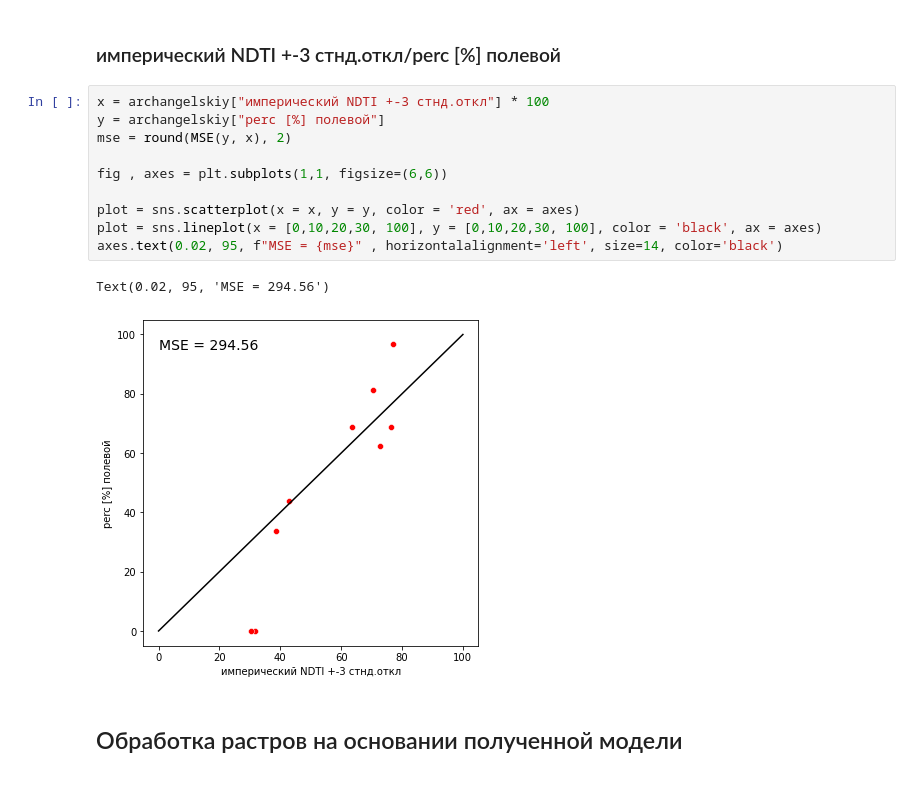
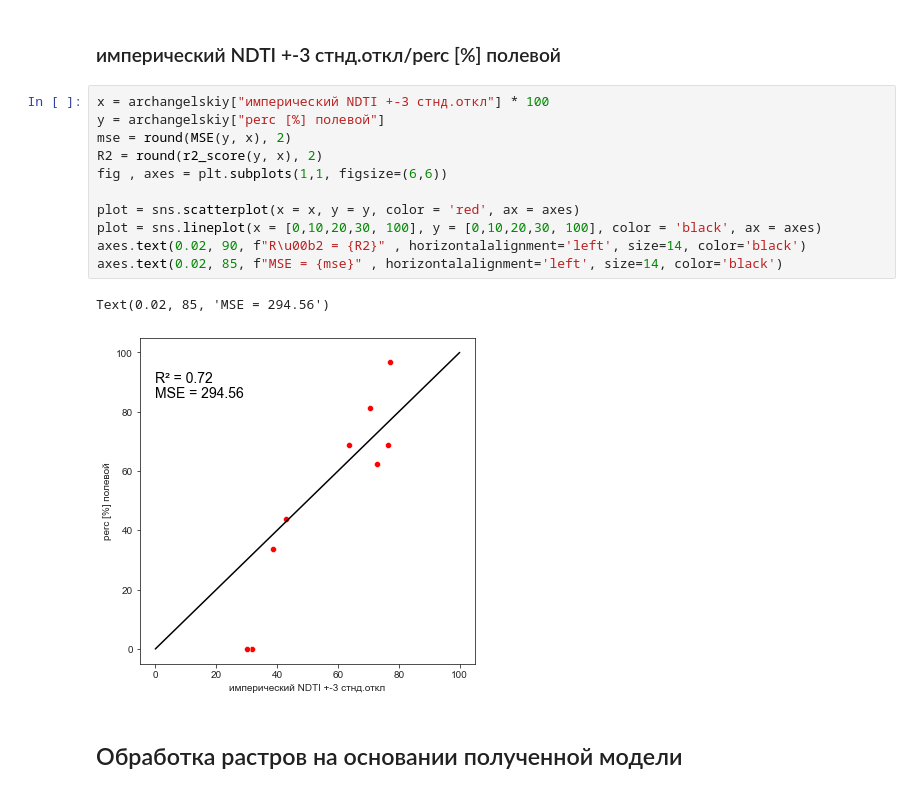
Before and after one commit to hukitoc94/total_archangelskiy, a Jupyter notebook: CRC_modeling/modeling.ipynb, the cells around one changed output. Saved outputs shown, nothing was run; the diff lists cells and outputs as text.

```diff
--- a/CRC_modeling/modeling.ipynb
+++ b/CRC_modeling/modeling.ipynb
@@ -303,16 +314,17 @@ Text(0.02, 85, 'MSE = 378.33')
 # %%
 x = archangelskiy["имперический NDTI +-3 стнд.откл"] * 100
 y = archangelskiy["perc [%] полевой"]
 mse = round(MSE(y, x), 2)
-
+R2 = round(r2_score(y, x), 2)
 fig , axes = plt.subplots(1,1, figsize=(6,6))
 
 plot = sns.scatterplot(x = x, y = y, color = 'red', ax = axes)
 plot = sns.lineplot(x = [0,10,20,30, 100], y = [0,10,20,30, 100], color = 'black', ax = axes)
-axes.text(0.02, 95, f"MSE = {mse}" , horizontalalignment='left', size=14, color='black')
+axes.text(0.02, 90, f"R\u00b2 = {R2}" , horizontalalignment='left', size=14, color='black')
+axes.text(0.02, 85, f"MSE = {mse}" , horizontalalignment='left', size=14, color='black')
 # %% [output]
-Text(0.02, 95, 'MSE = 294.56')
+Text(0.02, 85, 'MSE = 294.56')
-[figure, old version]
+[figure, new version]
 # %% [markdown]
 ## Обработка растров на основании полученной модели
 # %%
```
Also changed, not shown: parts of 6 cells of this notebook, 2 other files.
